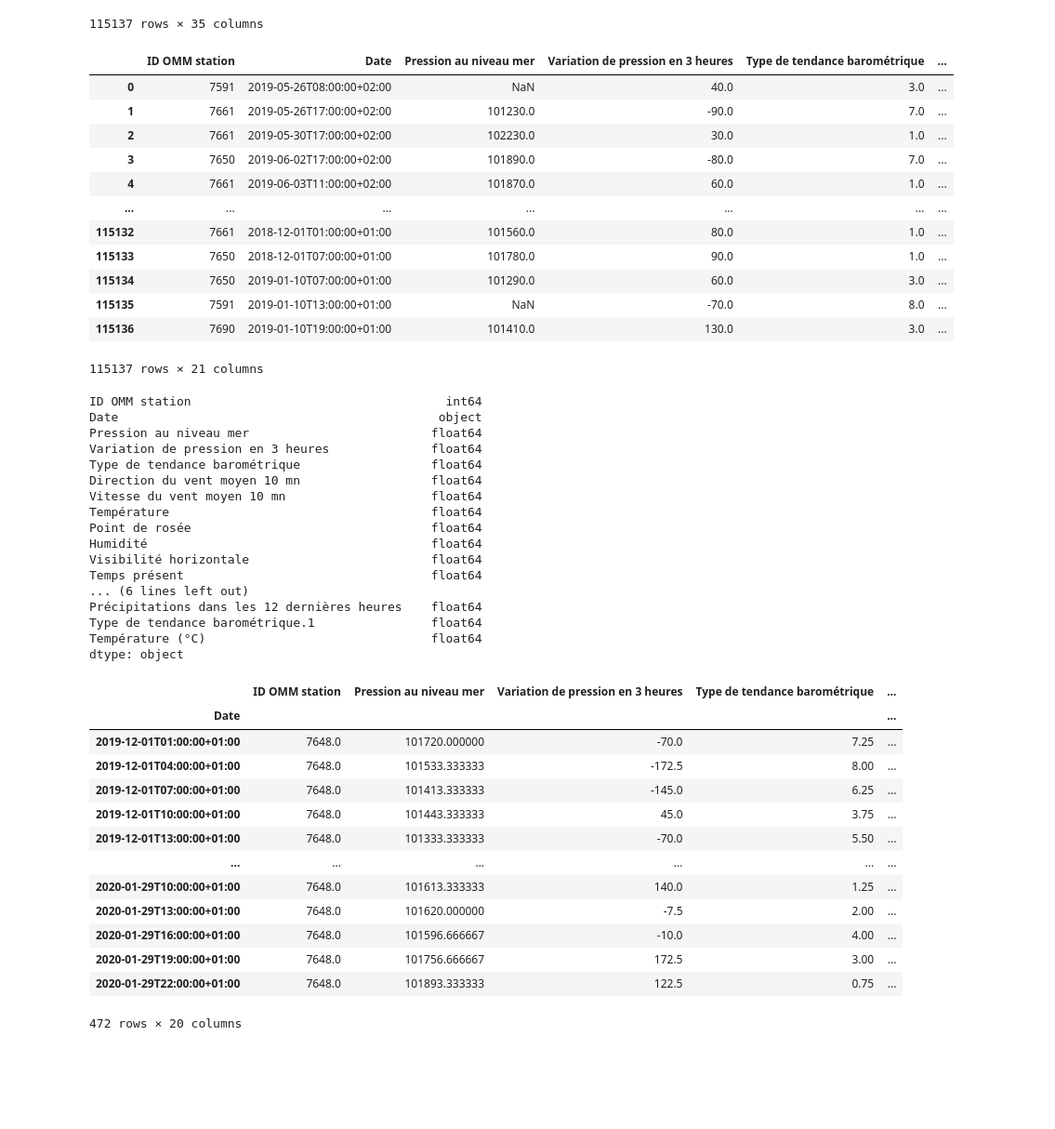
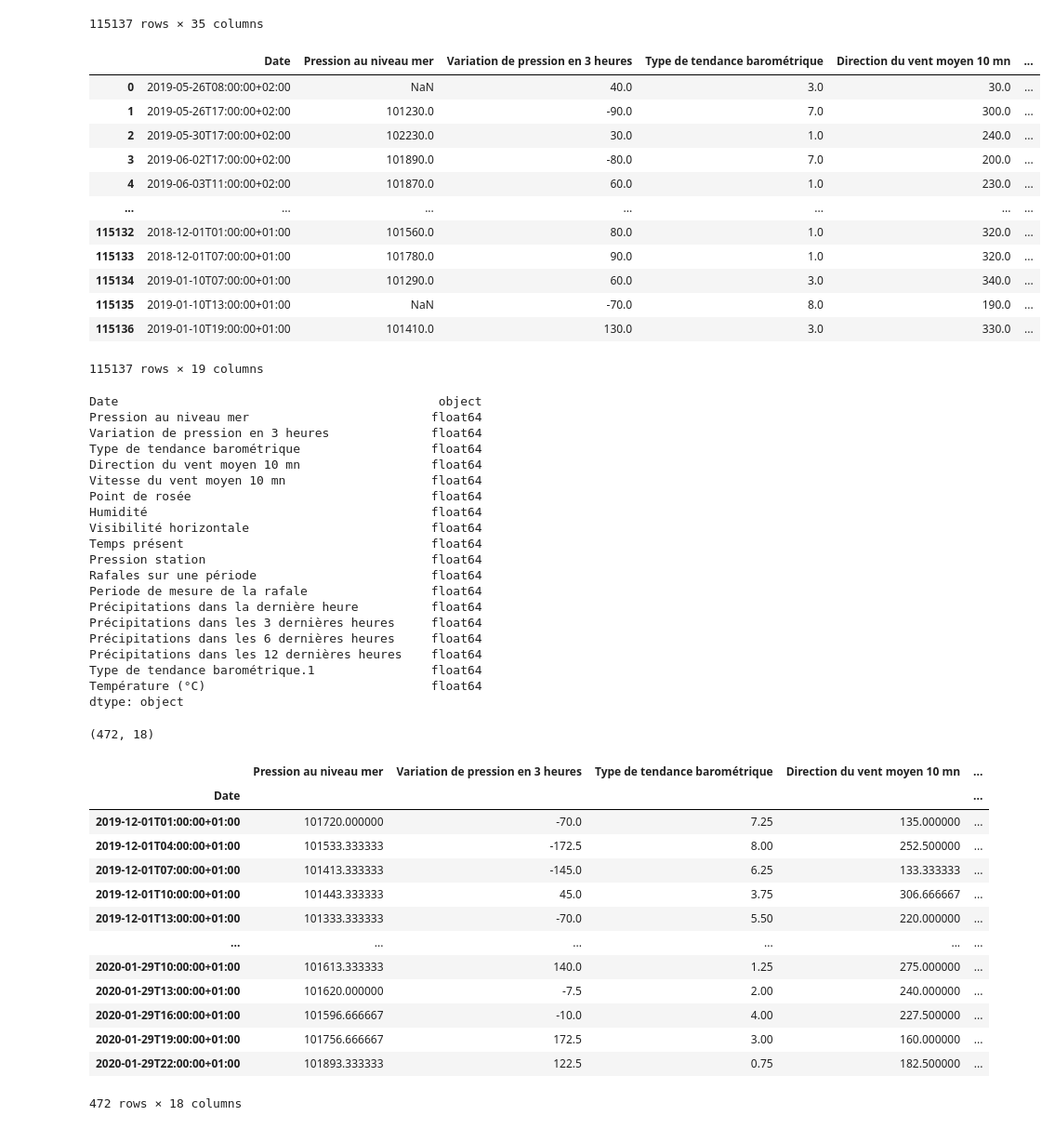
Before and after one commit to NicolasLacroix/data-representation, a Jupyter notebook: notebooks/meteorology.ipynb, the cells around one changed output. Shown at 93% size. Cells and saved outputs as stored; diff of their text form; code cells hidden in the pictures; blank space fills up the shorter version.

```diff
--- a/notebooks/meteorology.ipynb
+++ b/notebooks/meteorology.ipynb
@@ -68,48 +68,55 @@ data
 | 115136 | 7690 | 2019-01-10T19:00:00+01:00 | 101410.0 | 130.0 | 3.0 | ... |
 115137 rows × 35 columns
 # %%
-# removing cities' useless caracteristics
+# removing cities' and other useless caracteristics
 # TODO: define criterias for remove selection
 toRemove = [
     'Coordonnees', 'Nom', 'Longitude', 'Latitude', 'communes (name)',
     'communes (code)', 'EPCI (name)', 'EPCI (code)', 'department (name)',
     'department (code)', 'region (name)', 'region (code)',
-    'Temps passé 1.1', 'Temps présent.1', 'Altitude'
+    'Temps passé 1.1', 'Temps présent.1', 'Altitude',
+    'ID OMM station', 'Visibilité horizontale',
+    'Température'
 ]
+# we delete the Temperature column because we want the values in Celcius (not in Kelvin)
+# corresponding of the Température (°C) column
 data = data.drop(columns=toRemove, errors='ignore') # ignore errors due to previous deletions
 data
 # %% [output]
-|  | ID OMM station | Date | Pression au niveau mer | Variation de pression en 3 heures | Type de tendance barométrique | ... |
-| 0 | 7591 | 2019-05-26T08:00:00+02:00 | NaN | 40.0 | 3.0 | ... |
-| 1 | 7661 | 2019-05-26T17:00:00+02:00 | 101230.0 | -90.0 | 7.0 | ... |
-| 2 | 7661 | 2019-05-30T17:00:00+02:00 | 102230.0 | 30.0 | 1.0 | ... |
-| 3 | 7650 | 2019-06-02T17:00:00+02:00 | 101890.0 | -80.0 | 7.0 | ... |
-| 4 | 7661 | 2019-06-03T11:00:00+02:00 | 101870.0 | 60.0 | 1.0 | ... |
+|  | Date | Pression au niveau mer | Variation de pression en 3 heures | Type de tendance barométrique | Direction du vent moyen 10 mn | ... |
+| 0 | 2019-05-26T08:00:00+02:00 | NaN | 40.0 | 3.0 | 30.0 | ... |
+| 1 | 2019-05-26T17:00:00+02:00 | 101230.0 | -90.0 | 7.0 | 300.0 | ... |
+| 2 | 2019-05-30T17:00:00+02:00 | 102230.0 | 30.0 | 1.0 | 240.0 | ... |
+| 3 | 2019-06-02T17:00:00+02:00 | 101890.0 | -80.0 | 7.0 | 200.0 | ... |
+| 4 | 2019-06-03T11:00:00+02:00 | 101870.0 | 60.0 | 1.0 | 230.0 | ... |
 | ... | ... | ... | ... | ... | ... | ... |
-| 115132 | 7661 | 2018-12-01T01:00:00+01:00 | 101560.0 | 80.0 | 1.0 | ... |
-| 115133 | 7650 | 2018-12-01T07:00:00+01:00 | 101780.0 | 90.0 | 1.0 | ... |
-| 115134 | 7650 | 2019-01-10T07:00:00+01:00 | 101290.0 | 60.0 | 3.0 | ... |
-| 115135 | 7591 | 2019-01-10T13:00:00+01:00 | NaN | -70.0 | 8.0 | ... |
-| 115136 | 7690 | 2019-01-10T19:00:00+01:00 | 101410.0 | 130.0 | 3.0 | ... |
+| 115132 | 2018-12-01T01:00:00+01:00 | 101560.0 | 80.0 | 1.0 | 320.0 | ... |
+| 115133 | 2018-12-01T07:00:00+01:00 | 101780.0 | 90.0 | 1.0 | 320.0 | ... |
+| 115134 | 2019-01-10T07:00:00+01:00 | 101290.0 | 60.0 | 3.0 | 340.0 | ... |
+| 115135 | 2019-01-10T13:00:00+01:00 | NaN | -70.0 | 8.0 | 190.0 | ... |
+| 115136 | 2019-01-10T19:00:00+01:00 | 101410.0 | 130.0 | 3.0 | 330.0 | ... |
-115137 rows × 21 columns
+115137 rows × 19 columns
 # %%
 # sort data by date (increasing order)
 data = data.sort_values(by='Date')
 data.dtypes
 # %% [output]
-ID OMM station                                   int64
 Date                                            object
 Pression au niveau mer                         float64
 Variation de pression en 3 heures              float64
 Type de tendance barométrique                  float64
 Direction du vent moyen 10 mn                  float64
 Vitesse du vent moyen 10 mn                    float64
-Température                                    float64
 Point de rosée                                 float64
 Humidité                                       float64
 Visibilité horizontale                         float64
 Temps présent                                  float64
-... (6 lines left out)
+Pression station                               float64
+Rafales sur une période                        float64
+Periode de mesure de la rafale                 float64
+Précipitations dans la dernière heure          float64
+Précipitations dans les 3 dernières heures     float64
+Précipitations dans les 6 dernières heures     float64
 Précipitations dans les 12 dernières heures    float64
 Type de tendance barométrique.1                float64
 Température (°C)                               float64
@@ -118,19 +125,21 @@ dtype: object
 # group rows by Date and applying the mean operation
 data = data.groupby(['Date']).mean()
 data = data.loc['2019-12-01':]
+print(data.shape)
 data
 # %% [output]
+(472, 18)
-|  | ID OMM station | Pression au niveau mer | Variation de pression en 3 heures | Type de tendance barométrique | ... |
+|  | Pression au niveau mer | Variation de pression en 3 heures | Type de tendance barométrique | Direction du vent moyen 10 mn | ... |
 | Date |  |  |  |  | ... |
-| 2019-12-01T01:00:00+01:00 | 7648.0 | 101720.000000 | -70.0 | 7.25 | ... |
-| 2019-12-01T04:00:00+01:00 | 7648.0 | 101533.333333 | -172.5 | 8.00 | ... |
-| 2019-12-01T07:00:00+01:00 | 7648.0 | 101413.333333 | -145.0 | 6.25 | ... |
-| 2019-12-01T10:00:00+01:00 | 7648.0 | 101443.333333 | 45.0 | 3.75 | ... |
-| 2019-12-01T13:00:00+01:00 | 7648.0 | 101333.333333 | -70.0 | 5.50 | ... |
+| 2019-12-01T01:00:00+01:00 | 101720.000000 | -70.0 | 7.25 | 135.000000 | ... |
+| 2019-12-01T04:00:00+01:00 | 101533.333333 | -172.5 | 8.00 | 252.500000 | ... |
+| 2019-12-01T07:00:00+01:00 | 101413.333333 | -145.0 | 6.25 | 133.333333 | ... |
+| 2019-12-01T10:00:00+01:00 | 101443.333333 | 45.0 | 3.75 | 306.666667 | ... |
+| 2019-12-01T13:00:00+01:00 | 101333.333333 | -70.0 | 5.50 | 220.000000 | ... |
 | ... | ... | ... | ... | ... | ... |
-| 2020-01-29T10:00:00+01:00 | 7648.0 | 101613.333333 | 140.0 | 1.25 | ... |
-| 2020-01-29T13:00:00+01:00 | 7648.0 | 101620.000000 | -7.5 | 2.00 | ... |
-| 2020-01-29T16:00:00+01:00 | 7648.0 | 101596.666667 | -10.0 | 4.00 | ... |
-| 2020-01-29T19:00:00+01:00 | 7648.0 | 101756.666667 | 172.5 | 3.00 | ... |
-| 2020-01-29T22:00:00+01:00 | 7648.0 | 101893.333333 | 122.5 | 0.75 | ... |
+| 2020-01-29T10:00:00+01:00 | 101613.333333 | 140.0 | 1.25 | 275.000000 | ... |
+| 2020-01-29T13:00:00+01:00 | 101620.000000 | -7.5 | 2.00 | 240.000000 | ... |
+| 2020-01-29T16:00:00+01:00 | 101596.666667 | -10.0 | 4.00 | 227.500000 | ... |
+| 2020-01-29T19:00:00+01:00 | 101756.666667 | 172.5 | 3.00 | 160.000000 | ... |
+| 2020-01-29T22:00:00+01:00 | 101893.333333 | 122.5 | 0.75 | 182.500000 | ... |
-472 rows × 20 columns
+472 rows × 18 columns
```
Also changed, not shown: parts of 1 cell of this notebook.
